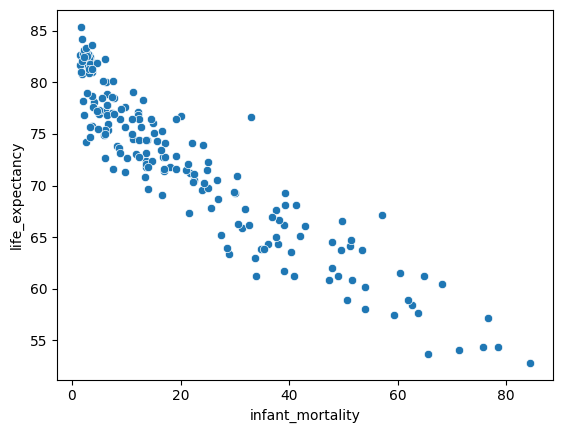
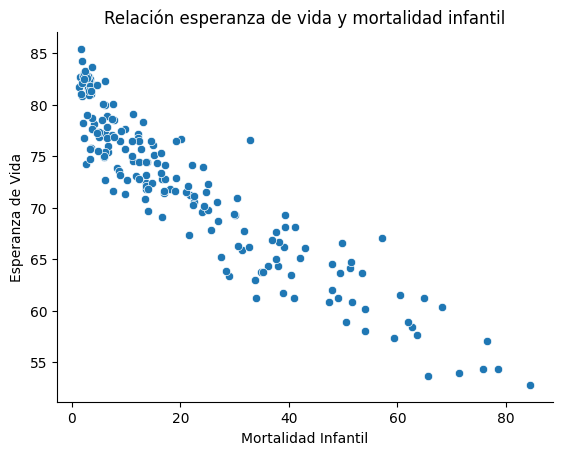
Code edit (unified diff) that turned the first committed figure into the second:
--- before
+++ after
@@ -1,2 +1,7 @@
 #¿Existe una relación aparente entre la tasa de mortalidad infantil y la esperanza de vida? Proporciona una breve descripción de los patrones que observes.
 sns.scatterplot(data=df, x="infant_mortality", y="life_expectancy")
+plt.xlabel('Mortalidad Infantil')
+plt.ylabel('Esperanza de Vida')
+plt.title('Relación esperanza de vida y mortalidad infantil')
+plt.gca().spines['right'].set_visible(False)
+plt.gca().spines['top'].set_visible(False)

Commit: pair estadistica 1